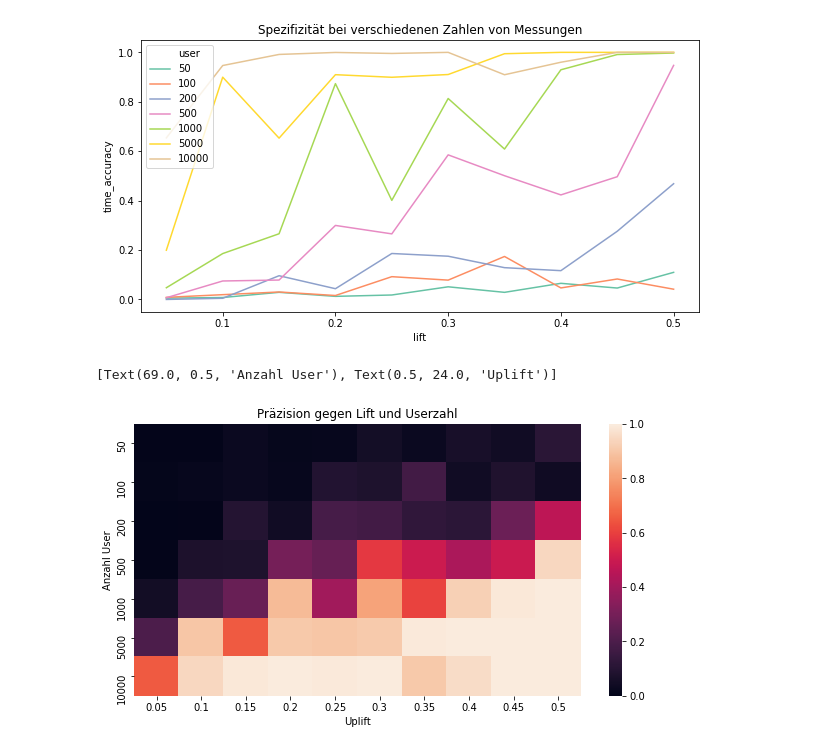
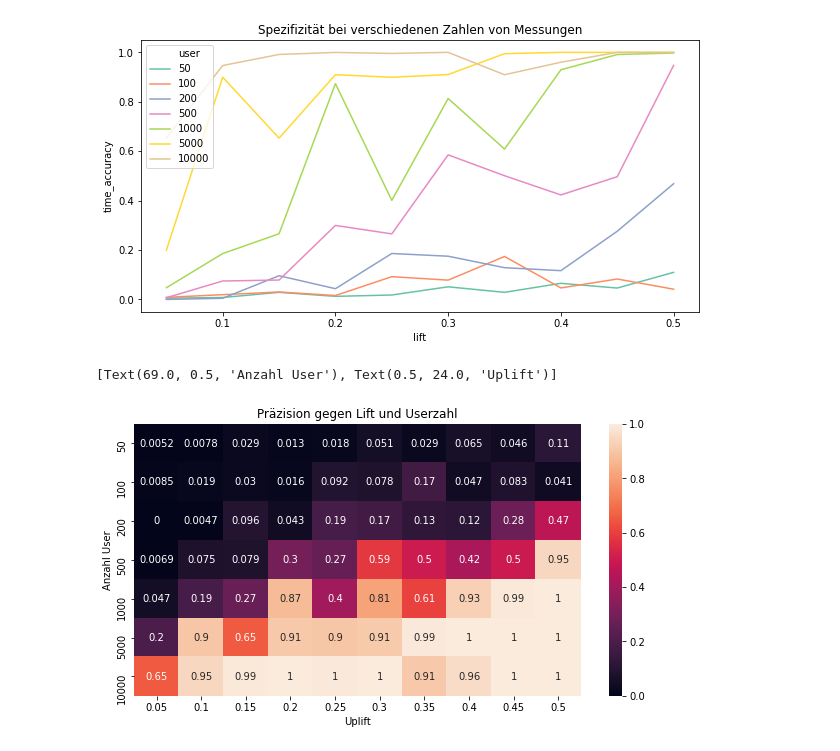
Before and after one commit to Ethuer/DataBlog, a Jupyter notebook: General/Lift_test_bayesian_part2.ipynb, the cells around one changed output. Cells and saved outputs as stored; diff of their text form; code cells hidden in the pictures.

```diff
--- a/General/Lift_test_bayesian_part2.ipynb
+++ b/General/Lift_test_bayesian_part2.ipynb
@@ -208,8 +208,6 @@ See the caveats in the documentation: https://pandas.pydata.org/pandas-docs/stab
 ... (188 outputs left out)
 # %%
 df = dataframe
-# %%
-df = df.append(DF2)
 # %%
 data = pd.DataFrame(df.groupby(['lift','user'])['time_accuracy'].mean())
 data = data.reset_index()
@@ -251,12 +249,12 @@ for lift, dat in data.groupby('lift'):
     combined_df[np.round(lift,2)] = dat.set_index('user')['time_accuracy'].T
 # %%
 fig = plt.figure(figsize=(10,5))
-ax = sns.heatmap(data=combined_df)
+ax = sns.heatmap(data=combined_df, annot=True)
 ax.set_title("Präzision gegen Lift und Userzahl")
 ax.set(xlabel='Uplift', ylabel='Anzahl User')
 # %% [output]
 [Text(69.0, 0.5, 'Anzahl User'), Text(0.5, 24.0, 'Uplift')]
-[figure, old version]
+[figure, new version]
 # %%
 df = dataframe
 # %%
```
Also changed, not shown: parts of 4 cells of this notebook.
